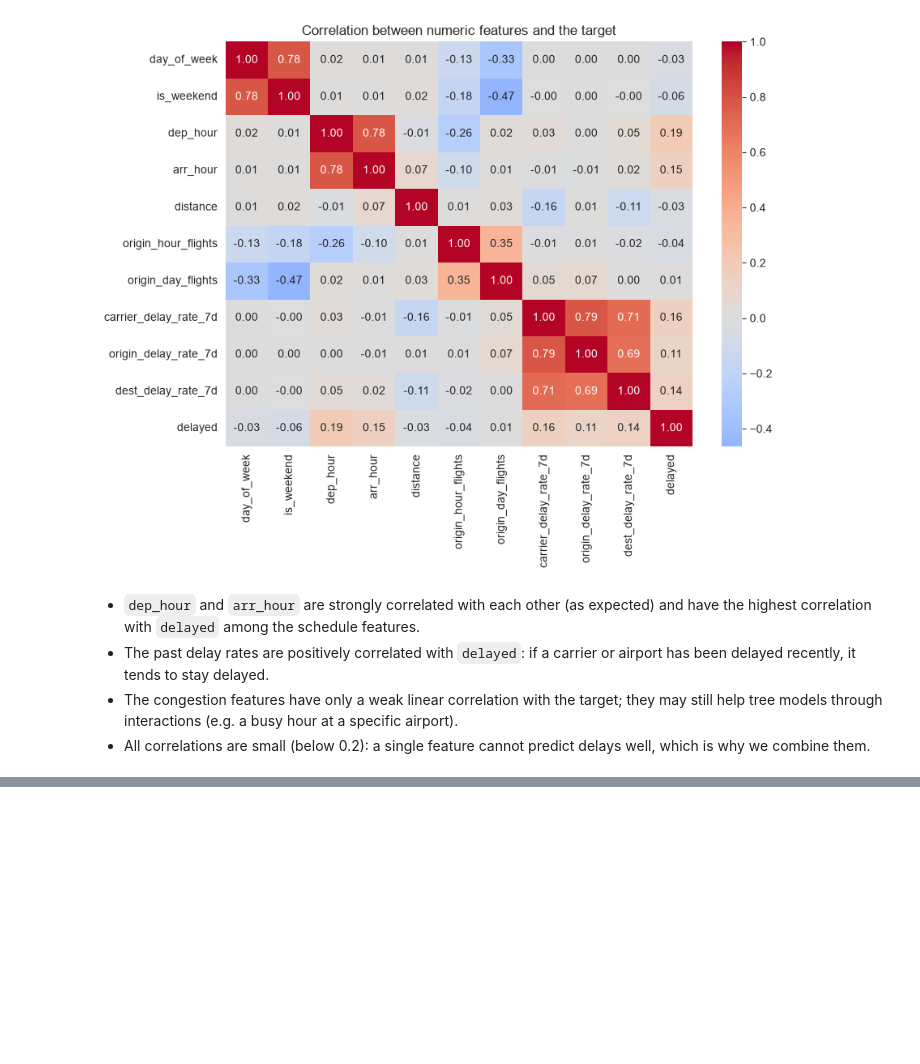
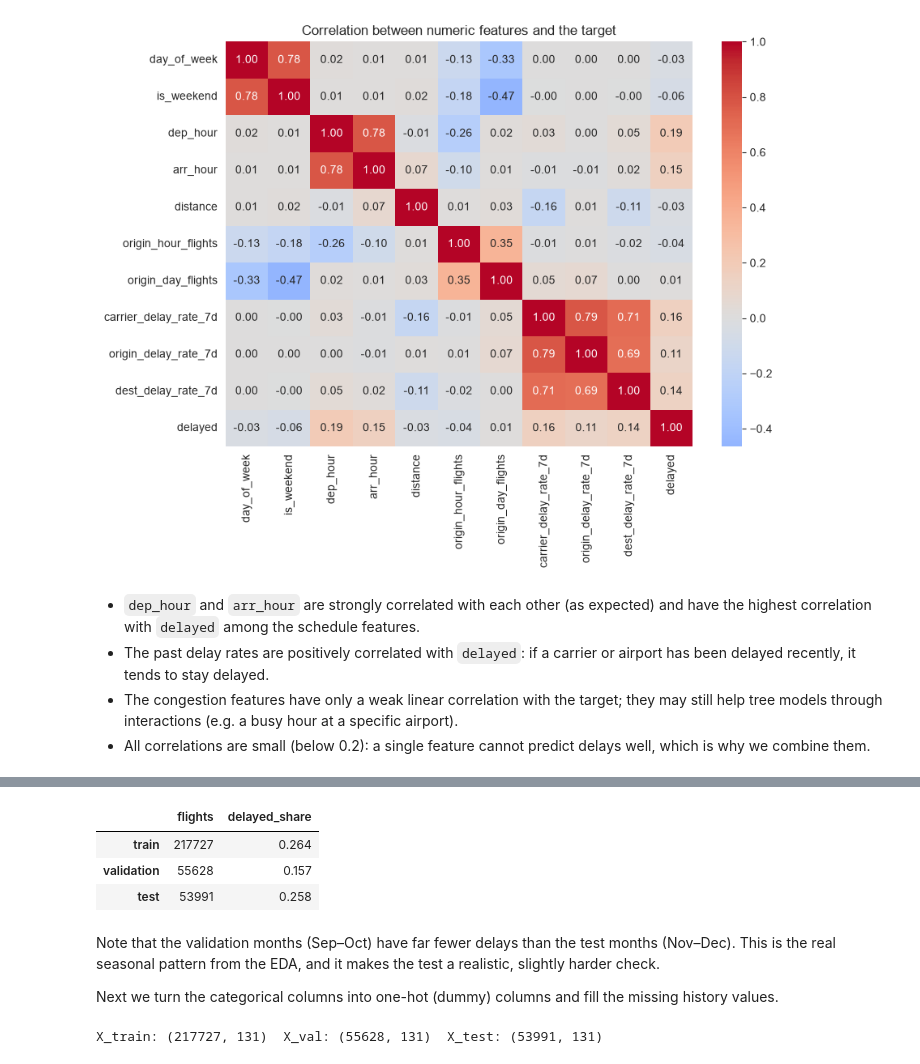
Before and after one commit to mayank-pillai-99/flight-delay-prediction, a Jupyter notebook: flight_delay_prediction.ipynb, the cells around one changed output, grey strips where cells are left out. Drawn from its saved outputs; the diff is of its cells as text; code cells hidden in the pictures; blank space fills up the shorter version.

Commit message:
Add date-based train/validation/test split

```diff
--- a/flight_delay_prediction.ipynb
+++ b/flight_delay_prediction.ipynb
@@ -349,0 +361,44 @@ plt.show()
+# %%
+train = df[df["month"] <= 8]
+val = df[df["month"].isin([9, 10])]
+test = df[df["month"] >= 11]
+
+# Sanity check: the sets do not overlap in time
+assert train["date"].max() < val["date"].min() and val["date"].max() < test["date"].min()
+
+pd.DataFrame({
+    "flights": [len(train), len(val), len(test)],
+    "delayed_share": [train["delayed"].mean(), val["delayed"].mean(), test["delayed"].mean()],
+}, index=["train", "validation", "test"]).round(3)
+# %% [output]
+|  | flights | delayed_share |
+| train | 217727 | 0.264 |
+| validation | 55628 | 0.157 |
+| test | 53991 | 0.258 |
+# %% [markdown]
+Note that the validation months (Sep–Oct) have far fewer delays than the test months (Nov–Dec). This is the real
+seasonal pattern from the EDA, and it makes the test a realistic, slightly harder check.
+
+Next we turn the categorical columns into one-hot (dummy) columns and fill the missing history values.
+# %%
+def make_features(data):
+    X = pd.get_dummies(data[numeric_features + categorical_features], columns=categorical_features, dtype=int)
+    return X
+
+X_train = make_features(train)
+# Validation/test must have exactly the same columns as training (unseen destinations become all zeros)
+X_val = make_features(val).reindex(columns=X_train.columns, fill_value=0)
+X_test = make_features(test).reindex(columns=X_train.columns, fill_value=0)
+
+# Fill missing history values with the training average
+history_cols = ["carrier_delay_rate_7d", "origin_delay_rate_7d", "dest_delay_rate_7d"]
+train_means = X_train[history_cols].mean()
+X_train = X_train.fillna(train_means)
+X_val = X_val.fillna(train_means)
+X_test = X_test.fillna(train_means)
+
+y_train, y_val, y_test = train["delayed"], val["delayed"], test["delayed"]
+
+print("X_train:", X_train.shape, " X_val:", X_val.shape, " X_test:", X_test.shape)
+# %% [output]
+X_train: (217727, 131)  X_val: (55628, 131)  X_test: (53991, 131)
```
Also changed, not shown: parts of 1 cell of this notebook.
